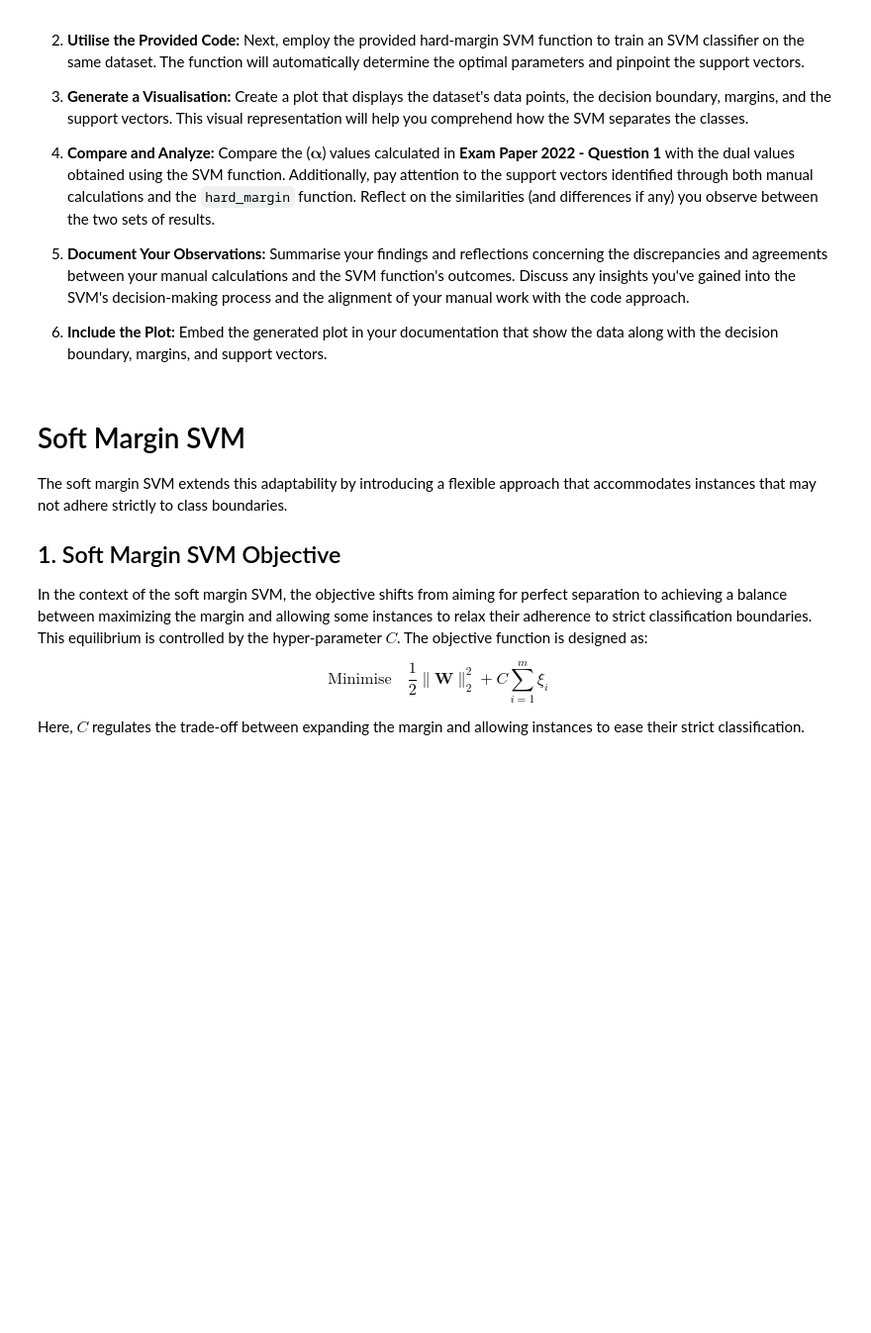
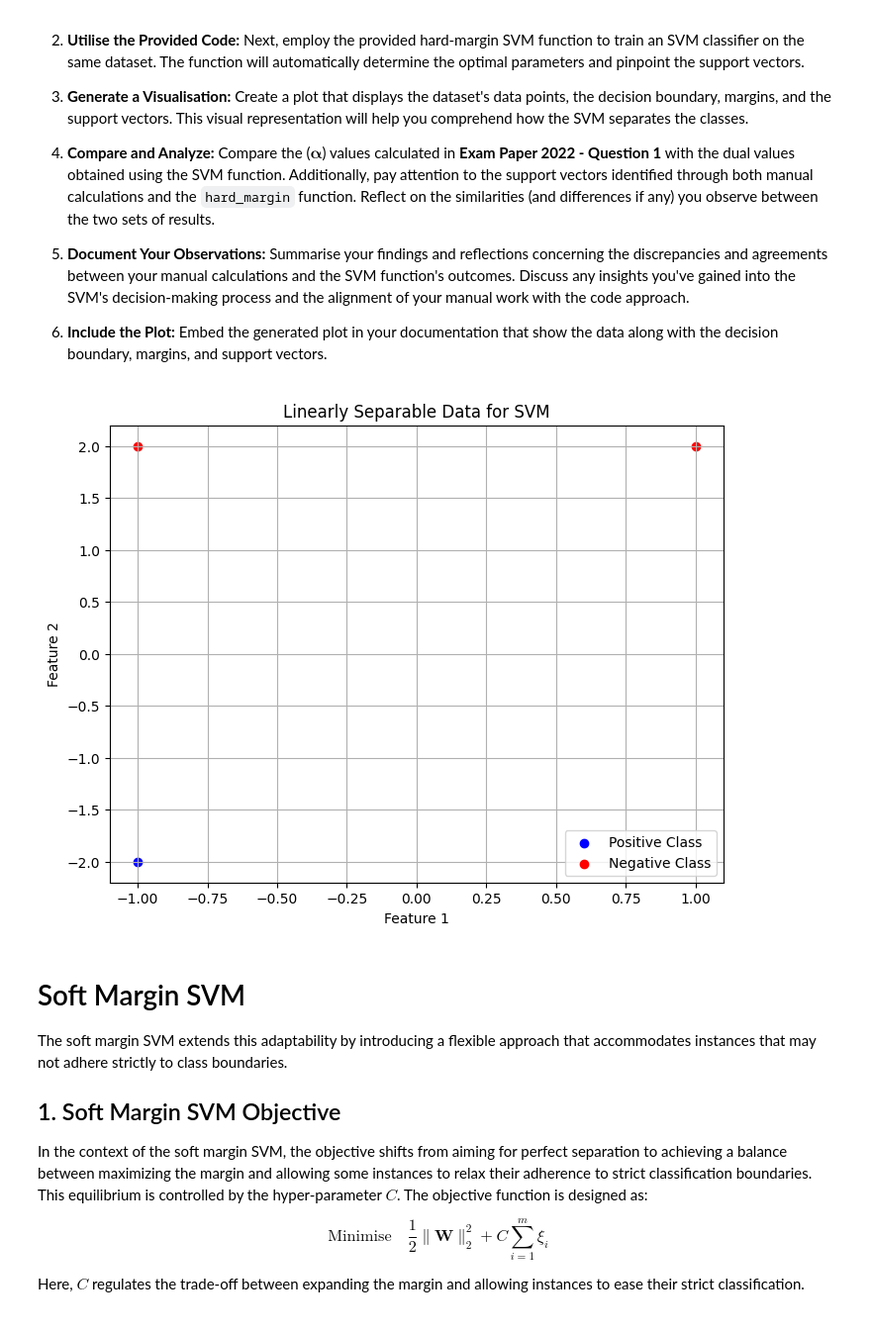
Before and after one commit to FajarKKP/Coding, a Jupyter notebook: 06_ML_SVM.ipynb, the cells around one changed output. Shown at 99% size. Cells and saved outputs as stored; diff of their text form; code cells hidden in the pictures; blank space fills up the shorter version.

```diff
--- a/06_ML_SVM.ipynb
+++ b/06_ML_SVM.ipynb
@@ -211,0 +210,26 @@ In this task, you will compare the outcomes calculated in **Exam Paper 2022 - Qu
+# %%
+# Task 1
+
+X_positive = np.array([[-1, -2]])
+y_positive = np.ones(len(X_positive))
+
+# Generate negative class samples
+X_negative = np.array([[1, 2], [-1, 2]])
+y_negative = -np.ones(len(X_negative))
+
+# Concatenate positive and negative samples
+X = np.vstack((X_positive, X_negative))
+y = np.concatenate((y_positive, y_negative))
+
+# Plotting
+plt.figure(figsize=(8, 6))
+plt.scatter(X[y == 1][:, 0], X[y == 1][:, 1], marker='o', label='Positive Class', color='blue')
+plt.scatter(X[y == -1][:, 0], X[y == -1][:, 1], marker='o', label='Negative Class', color='red')
+plt.xlabel('Feature 1')
+plt.ylabel('Feature 2')
+plt.title('Linearly Separable Data for SVM')
+plt.legend()
+plt.grid()
+plt.show()
+# %% [output]
+[figure, added]
```
Also changed, not shown: parts of 2 cells of this notebook.
